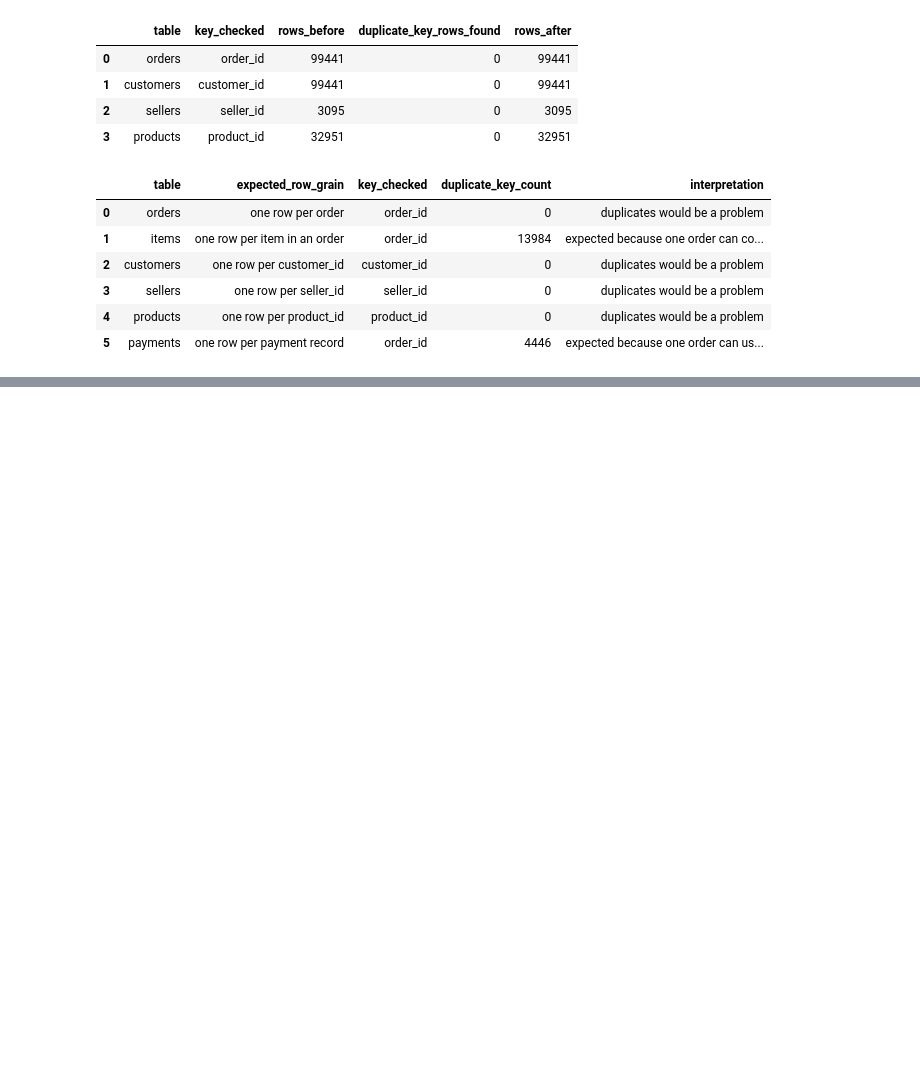
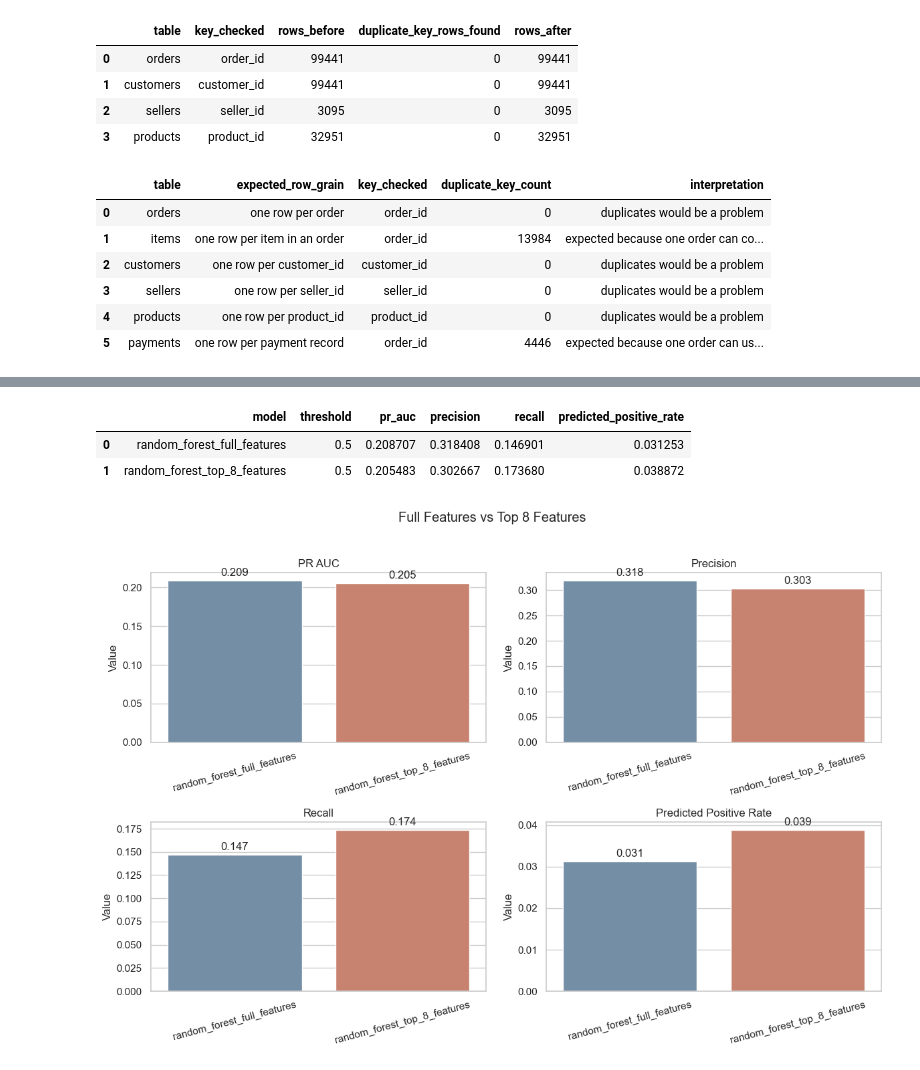
Before and after one commit to abner577/ds-delivery-delay, a Jupyter notebook: ds-delivery-date.ipynb, the cells around one changed output, grey strips where cells are left out. Cells and saved outputs as stored; diff of their text form; code cells hidden in the pictures; blank space fills up the shorter version.

```diff
--- a/ds-delivery-date.ipynb
+++ b/ds-delivery-date.ipynb
@@ -366,6 +384,0 @@ estimated_delivery_hours < 0 (impossible):
-# %%
-# Drop negative carrier_time — physically impossible, timestamp bug in system
-df = df[df['carrier_time_hours'] >= 0]
-
-#drop null delay hours
-df_clean = df_clean.dropna(subset=['delay_hours'])
@@ -429,0 +492,14 @@ Test rows:     19294
+# %%
+# This cell creates a stratified train/test split for the late-risk classification task.
+X_train, X_test, y_train, y_test = train_test_split(
+    X,
+    y,
+    test_size=0.2,
+    random_state=42,
+    stratify=y,
+)
+
+print(f'Train rows:       {X_train.shape[0]}')
+print(f'Test rows:        {X_test.shape[0]}')
+print(f'Train late rate:  {y_train.mean():.2%}')
+print(f'Test late rate:   {y_test.mean():.2%}')
@@ -429,0 +680,37 @@ Test rows:     19294
+# %%
+# This cell visualizes whether the top-8-feature model improved versus the full-feature random forest.
+comparison_plot_df = ablation_metrics_df[[
+    'model',
+    'pr_auc',
+    'precision',
+    'recall',
+    'predicted_positive_rate',
+]].melt(id_vars='model', var_name='metric', value_name='value')
+
+fig, axes = plt.subplots(2, 2, figsize=(12, 8))
+metric_order = ['pr_auc', 'precision', 'recall', 'predicted_positive_rate']
+metric_titles = {
+    'pr_auc': 'PR AUC',
+    'precision': 'Precision',
+    'recall': 'Recall',
+    'predicted_positive_rate': 'Predicted Positive Rate',
+}
+
+for ax, metric in zip(axes.flat, metric_order):
+    metric_df = comparison_plot_df[comparison_plot_df['metric'] == metric]
+    sns.barplot(data=metric_df, x='model', y='value', ax=ax, palette=['#6c8ead', '#d77a61'])
+    ax.set_title(metric_titles[metric])
+    ax.set_xlabel('')
+    ax.set_ylabel('Value')
+    ax.tick_params(axis='x', rotation=15)
+    for container in ax.containers:
+        ax.bar_label(container, fmt='%.3f', padding=3)
+
+plt.suptitle('Full Features vs Top 8 Features', y=1.02)
+plt.tight_layout()
+ablation_metrics_df
+# %% [output]
+|  | model | threshold | pr_auc | precision | recall | predicted_positive_rate |
+| 0 | random_forest_full_features | 0.5 | 0.208707 | 0.318408 | 0.146901 | 0.031253 |
+| 1 | random_forest_top_8_features | 0.5 | 0.205483 | 0.302667 | 0.173680 | 0.038872 |
+[figure, added]
```
Also changed, not shown: parts of 25 cells of this notebook, 1 other file.
